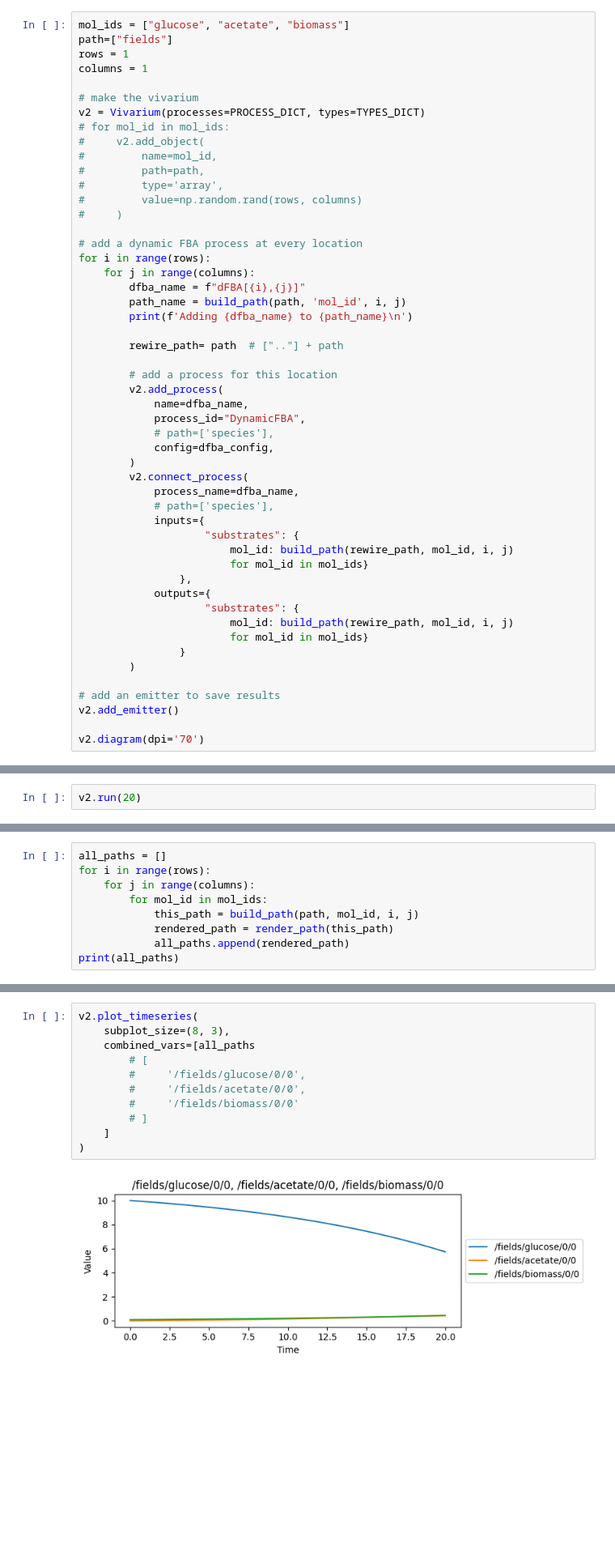
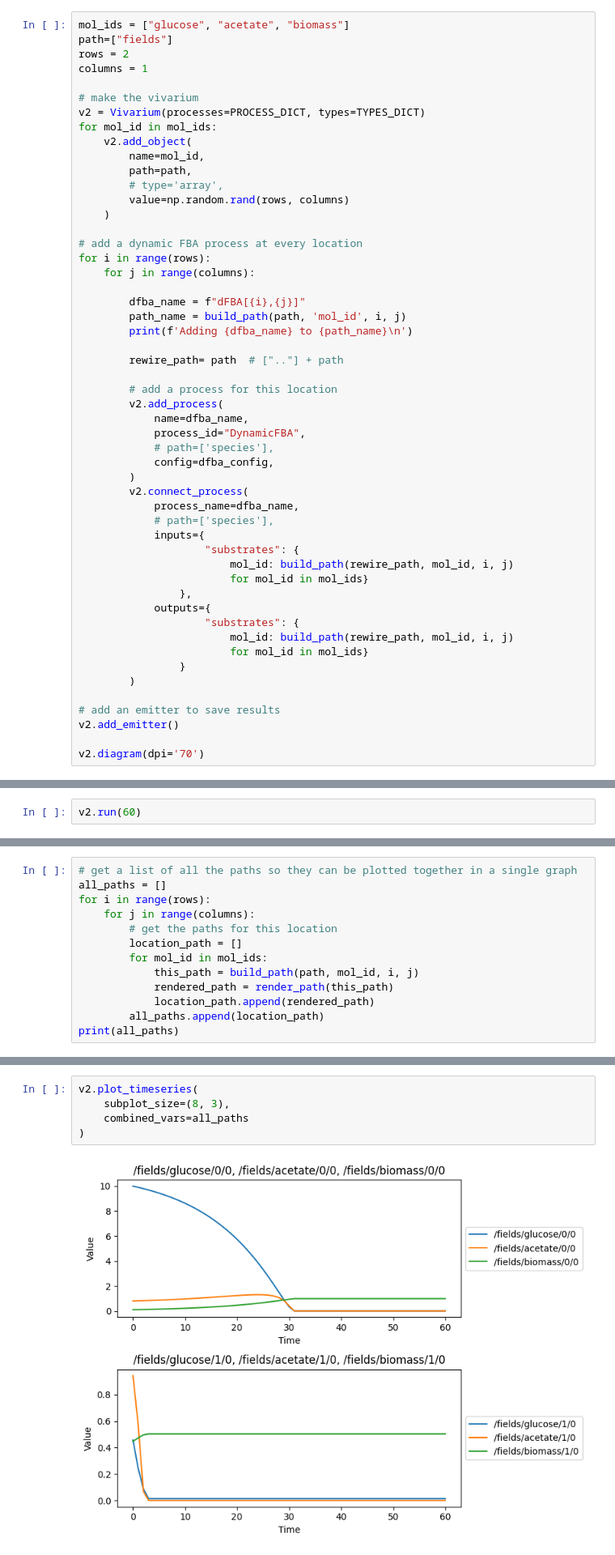
Before and after one commit to vivarium-collective/spatio-flux, a Jupyter notebook: demo/build_comets.ipynb, the cells around one changed output, grey strips where cells are left out. Shown: that part at 81% size. Cells and saved outputs as stored; diff of their text form; blank space fills up the shorter version.

```diff
--- a/demo/build_comets.ipynb
+++ b/demo/build_comets.ipynb
@@ -130,22 +138,23 @@ v.plot_timeseries(
 # %%
 mol_ids = ["glucose", "acetate", "biomass"]
 path=["fields"]
-rows = 1
+rows = 2
 columns = 1
 
 # make the vivarium
 v2 = Vivarium(processes=PROCESS_DICT, types=TYPES_DICT)
-# for mol_id in mol_ids:
-#     v2.add_object(
-#         name=mol_id,
-#         path=path,
-#         type='array',
-#         value=np.random.rand(rows, columns)
-#     )
+for mol_id in mol_ids:
+    v2.add_object(
+        name=mol_id,
+        path=path,
+        # type='array',
+        value=np.random.rand(rows, columns)
+    )
 
 # add a dynamic FBA process at every location
 for i in range(rows):
     for j in range(columns):
+
         dfba_name = f"dFBA[{i},{j}]"
         path_name = build_path(path, 'mol_id', i, j)
         print(f'Adding {dfba_name} to {path_name}\n')
@@ -192,3 +206,3 @@ print(field)
 # %%
-v2.run(20)
+v2.run(60)
 # %%
@@ -216,10 +226,14 @@ timeseries
 # %%
+# get a list of all the paths so they can be plotted together in a single graph
 all_paths = []
 for i in range(rows):
     for j in range(columns):
+        # get the paths for this location
+        location_path = []
         for mol_id in mol_ids:
             this_path = build_path(path, mol_id, i, j)
             rendered_path = render_path(this_path)
-            all_paths.append(rendered_path)
+            location_path.append(rendered_path)
+        all_paths.append(location_path)
 print(all_paths)
 # %% [output]
@@ -227,13 +241,7 @@ print(all_paths)
 # %%
 v2.plot_timeseries(
     subplot_size=(8, 3),
-    combined_vars=[all_paths
-        # [
-        #     '/fields/glucose/0/0',
-        #     '/fields/acetate/0/0',
-        #     '/fields/biomass/0/0'
-        # ]
-    ]
+    combined_vars=all_paths
 )
 # %% [output]
-[figure, old version]
+[figure, new version]
```
Also changed, not shown: parts of 12 cells of this notebook.
